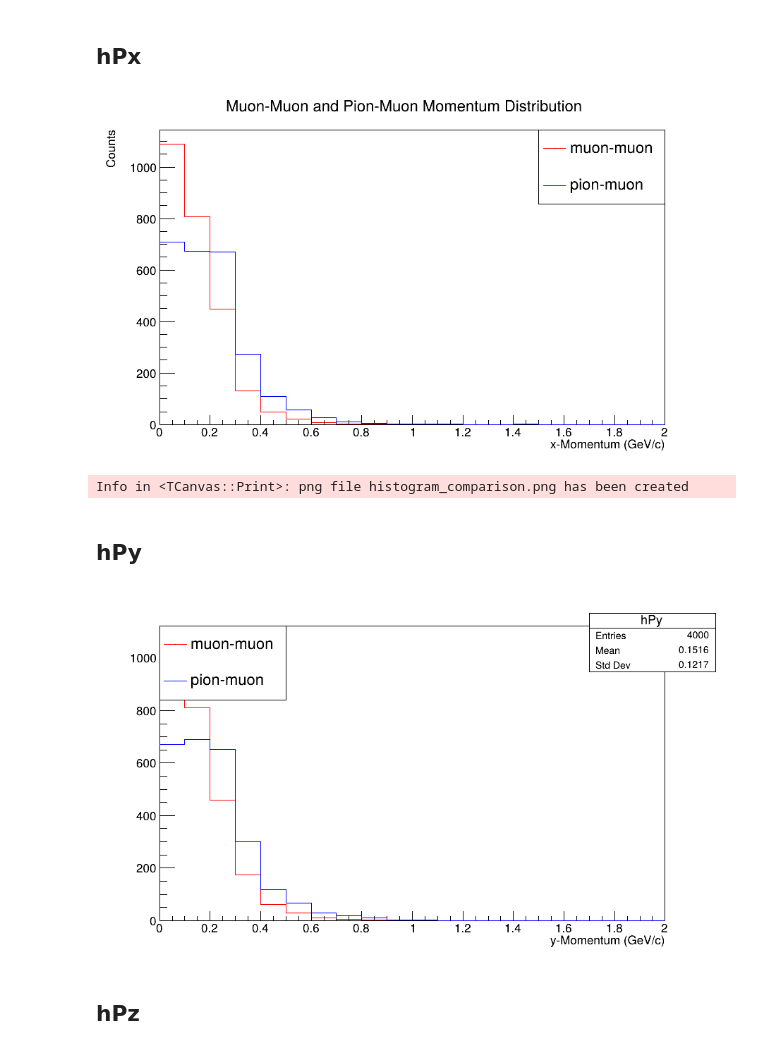
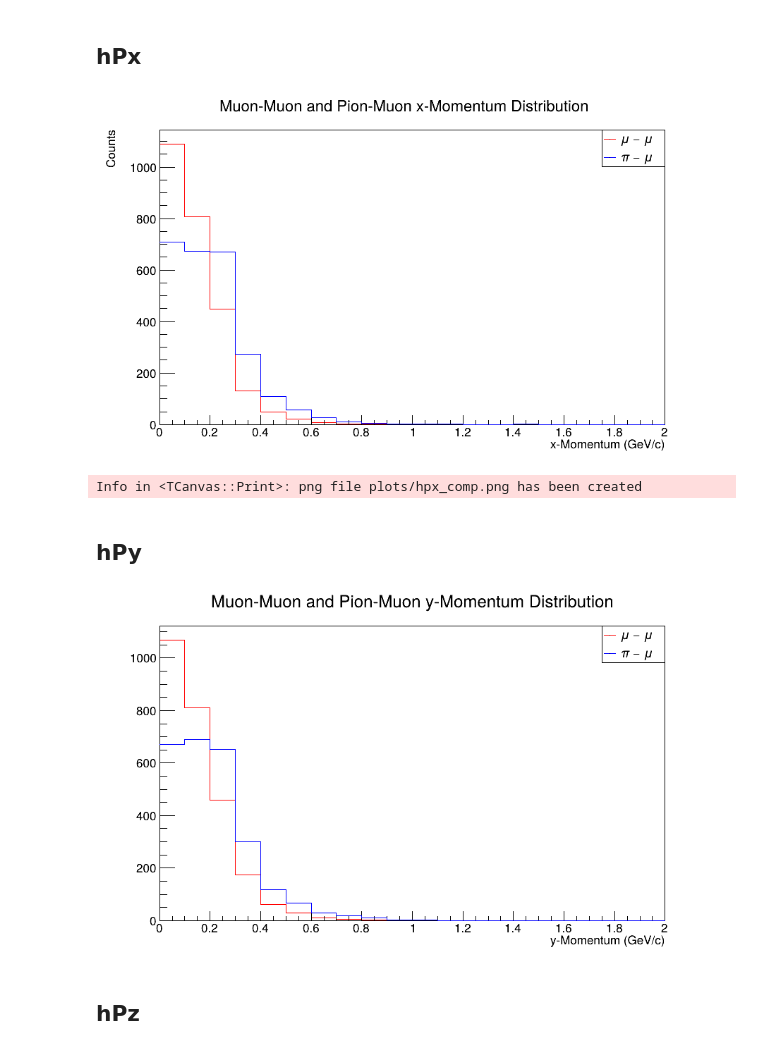
Before and after one commit to Parshathi/ProtoDUNE_BSM_LArSoft, a Jupyter notebook: Plots_diff_decays.ipynb, the cells around one changed output. Saved outputs shown, nothing was run; the diff lists cells and outputs as text; code cells hidden in the pictures.

```diff
--- a/Plots_diff_decays.ipynb
+++ b/Plots_diff_decays.ipynb
@@ -6,8 +6,8 @@
 import ROOT
 from IPython.display import Image, display
 
-f = ROOT.TFile("/home/parshathi/Downloads/ProtoDUNE_BSM_LArSoft/hepmc_601MeV_pimu.root", "READ")
-g = ROOT.TFile("/home/parshathi/Downloads/ProtoDUNE_BSM_LArSoft/hepmc_601MeV_mumu.root", "READ")
+f = ROOT.TFile("root_files//hepmc_601MeV_pimu.root", "READ")
+g = ROOT.TFile("root_files//hepmc_601MeV_mumu.root", "READ")
 
 folder1 = f.Get("generator")
 folder2 = g.Get("generator")
@@ -29,55 +29,64 @@ mumu.Draw()
 pimu.Draw("same")
 
 
-mumu.SetTitle("Muon-Muon and Pion-Muon Momentum Distribution")
-pimu.SetTitle("Muon-Muon and Pion-Muon Momentum Distribution")
+mumu.SetTitle("Muon-Muon and Pion-Muon x-Momentum Distribution")
+pimu.SetTitle("Muon-Muon and Pion-Muon x-Momentum Distribution")
 
 mumu.SetYTitle("Counts")
 pimu.SetYTitle("Counts")
 
-legend = ROOT.TLegend(0.7, 0.7, 0.9, 0.9)
-legend.AddEntry(mumu, "muon-muon")
-legend.AddEntry(pimu, "pion-muon")
+legend = ROOT.TLegend(0.8,0.8,0.9,0.9)
+legend.AddEntry(mumu, r"$\mu- \mu$")
+legend.AddEntry(pimu, r"$\pi - \mu$")
 legend.Draw()
 
 canvas.Draw()
-canvas.SaveAs("histogram_comparison.png")
-display(Image(filename="histogram_comparison.png"))
+
+
+canvas.SaveAs("plots/hpx_comp.png")
+display(Image(filename="plots/hpx_comp.png"))
 # %% [output]
-[figure, old version]
+[figure, new version]
-Info in <TCanvas::Print>: png file histogram_comparison.png has been created
+Info in <TCanvas::Print>: png file plots/hpx_comp.png has been created
 # %% [markdown]
 ## hPy
 # %%
 import ROOT
 
-f = ROOT.TFile("/home/parshathi/Downloads/ProtoDUNE_BSM_LArSoft/hepmc_601MeV_pimu.root", "READ")
-g = ROOT.TFile("/home/parshathi/Downloads/ProtoDUNE_BSM_LArSoft/hepmc_601MeV_mumu.root", "READ")
+f = ROOT.TFile("root_files/hepmc_601MeV_pimu.root", "READ")
+g = ROOT.TFile("root_files/hepmc_601MeV_mumu.root", "READ")
 
 folder1 = f.Get("generator")
 folder2 = g.Get("generator")
 
 canvas =True
 canvas = ROOT.TCanvas("canvas", "canvas", 900,550)
 
 pimu = folder1.Get("hPy")
 mumu = folder2.Get("hPy")
 
 mumu.SetLineColor(ROOT.kRed)
 pimu.SetLineColor(ROOT.kBlue)
 
+
+
+mumu.SetTitle("Muon-Muon and Pion-Muon y-Momentum Distribution")
+pimu.SetTitle("Muon-Muon and Pion-Muon y-Momentum Distribution")
+
+
 mumu.Draw()
 pimu.Draw("same")
 
-legend = ROOT.TLegend(0.1, 0.7, 0.3, 0.9)
-legend.AddEntry(mumu, "muon-muon")
-legend.AddEntry(pimu, "pion-muon")
+legend = ROOT.TLegend(0.8,0.8,0.9,0.9)
+
+legend.AddEntry(mumu, r"$\mu- \mu$")
+legend.AddEntry(pimu, r"$\pi - \mu$")
 
 legend.Draw()
 
 canvas.Draw()
 # %% [output]
-[figure, old version]
+[figure, new version]
 # %% [markdown]
 ## hPz
 # %%
```
Also changed, not shown: parts of 2 cells of this notebook.
